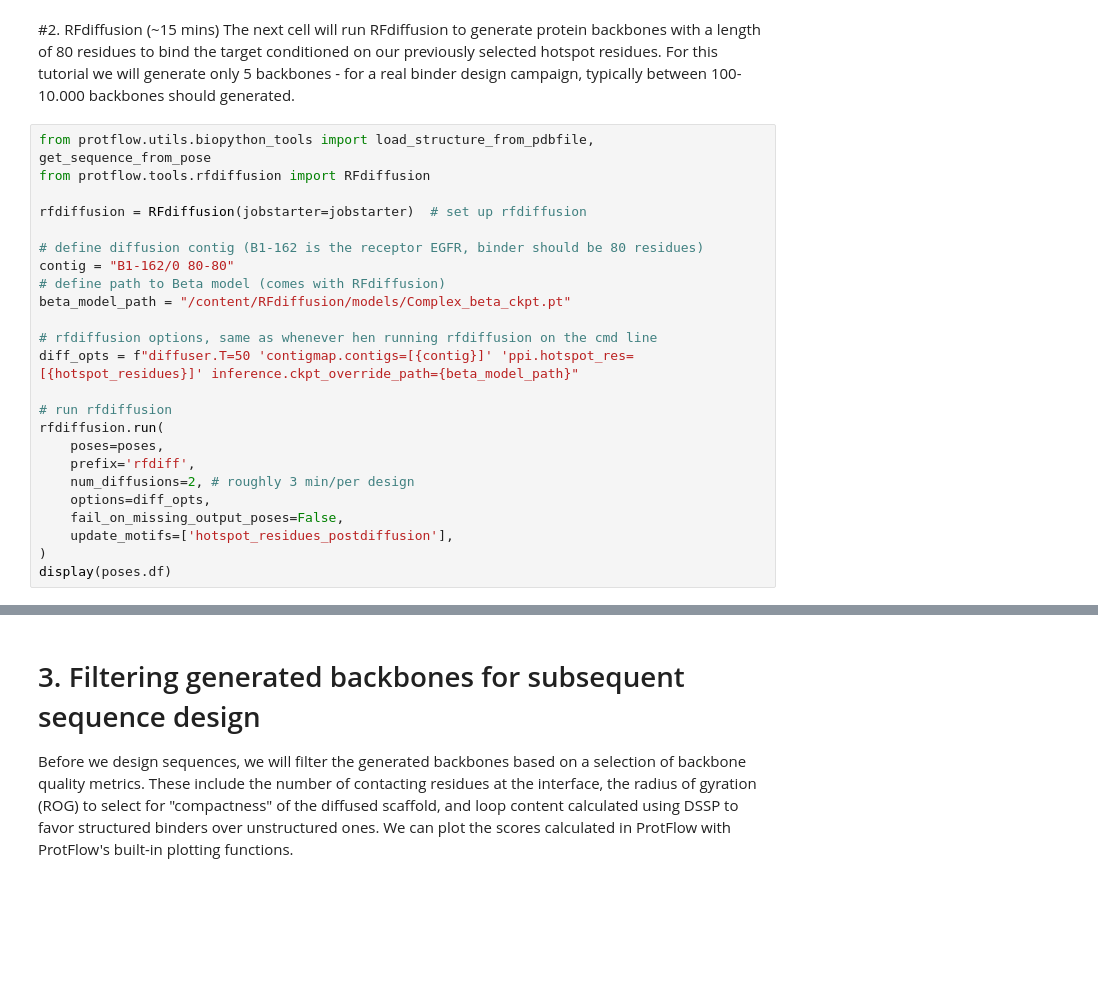
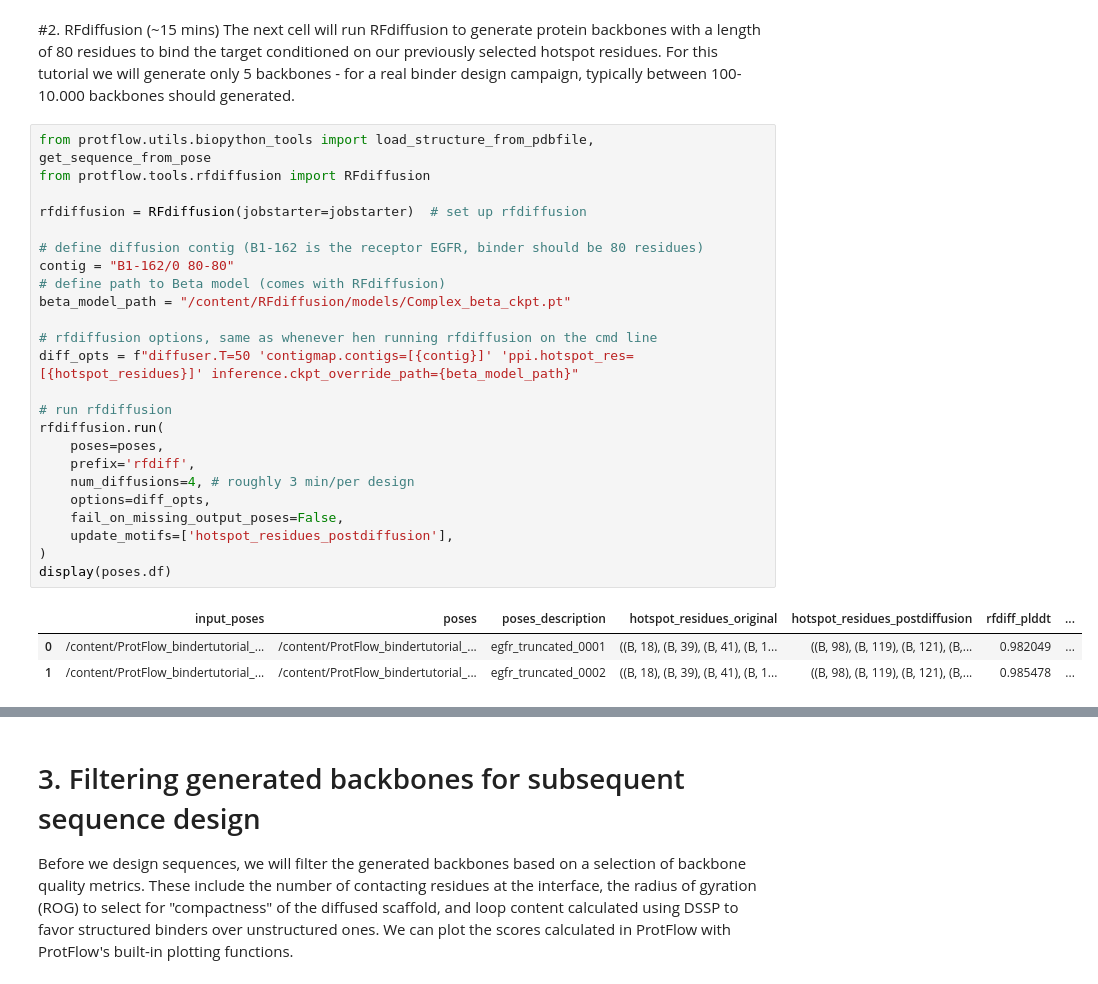
Before and after one commit to mabr3112/ProtFlow, a Jupyter notebook: examples/colab_tutorials/ProtFlow_tutorial_binderdesign_uv.ipynb, the cells around one changed output, grey strips where cells are left out. Cells and saved outputs as stored; diff of their text form; blank space fills up the shorter version.

```diff
--- a/examples/colab_tutorials/ProtFlow_tutorial_binderdesign_uv.ipynb
+++ b/examples/colab_tutorials/ProtFlow_tutorial_binderdesign_uv.ipynb
@@ -644,27 +686,31 @@ The next cell will run RFdiffusion to generate protein backbones with a length o
 # %%
 from protflow.utils.biopython_tools import load_structure_from_pdbfile, get_sequence_from_pose
 from protflow.tools.rfdiffusion import RFdiffusion
 
 rfdiffusion = RFdiffusion(jobstarter=jobstarter)  # set up rfdiffusion
 
 # define diffusion contig (B1-162 is the receptor EGFR, binder should be 80 residues)
 contig = "B1-162/0 80-80"
 # define path to Beta model (comes with RFdiffusion)
 beta_model_path = "/content/RFdiffusion/models/Complex_beta_ckpt.pt"
 
 # rfdiffusion options, same as whenever hen running rfdiffusion on the cmd line
 diff_opts = f"diffuser.T=50 'contigmap.contigs=[{contig}]' 'ppi.hotspot_res=[{hotspot_residues}]' inference.ckpt_override_path={beta_model_path}"
 
 # run rfdiffusion
 rfdiffusion.run(
     poses=poses,
     prefix='rfdiff',
-    num_diffusions=2, # roughly 3 min/per design
+    num_diffusions=4, # roughly 3 min/per design
     options=diff_opts,
     fail_on_missing_output_poses=False,
     update_motifs=['hotspot_residues_postdiffusion'],
 )
 display(poses.df)
+# %% [output]
+|  | input_poses | poses | poses_description | hotspot_residues_original | hotspot_residues_postdiffusion | rfdiff_plddt | ... |
+| 0 | /content/ProtFlow_bindertutorial_... | /content/ProtFlow_bindertutorial_... | egfr_truncated_0001 | ((B, 18), (B, 39), (B, 41), (B, 1... | ((B, 98), (B, 119), (B, 121), (B,... | 0.982049 | ... |
+| 1 | /content/ProtFlow_bindertutorial_... | /content/ProtFlow_bindertutorial_... | egfr_truncated_0002 | ((B, 18), (B, 39), (B, 41), (B, 1... | ((B, 98), (B, 119), (B, 121), (B,... | 0.985478 | ... |
 # %%
 pdb_files = poses.df["poses"].to_list()
 show_proteins_with_interfaces(pdb_files, width=500, height=400, grid_cols=2, show_interface_surface=False)
```
Also changed, not shown: parts of 25 cells of this notebook.
